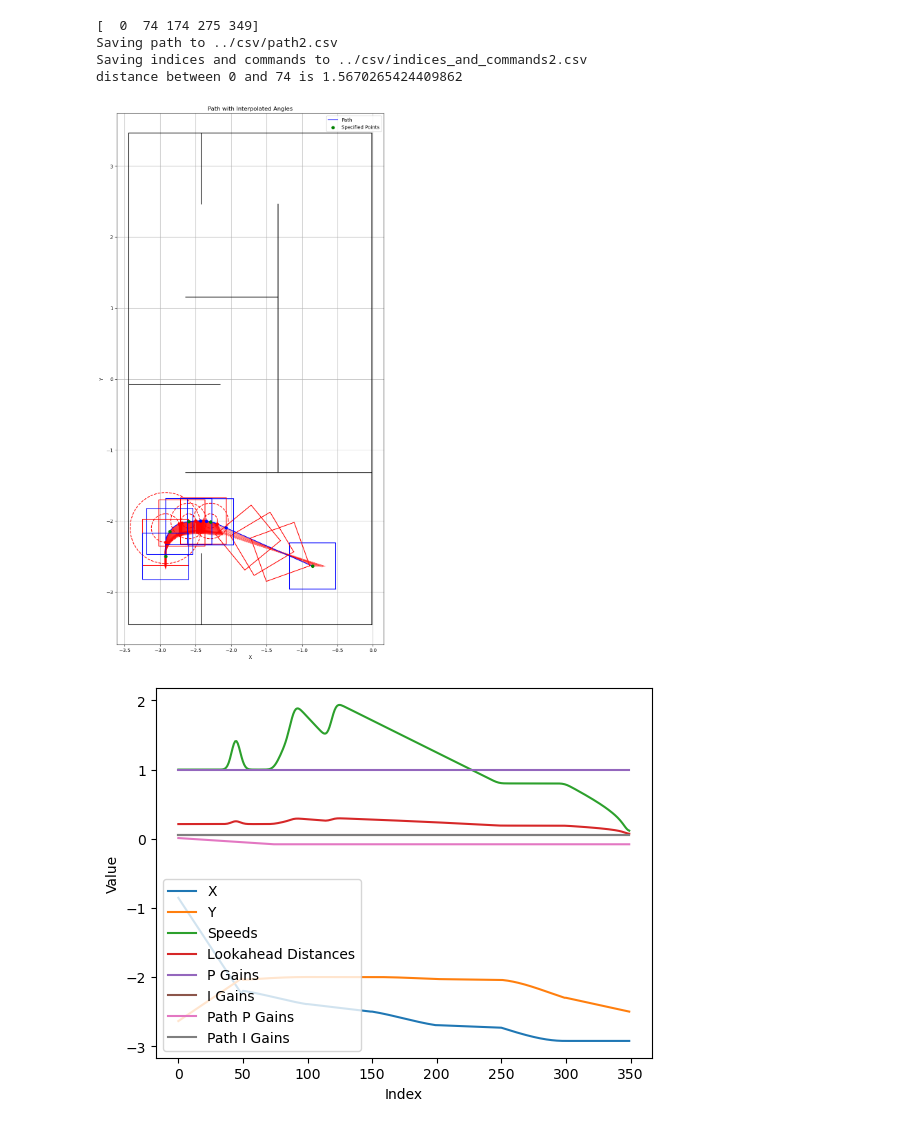
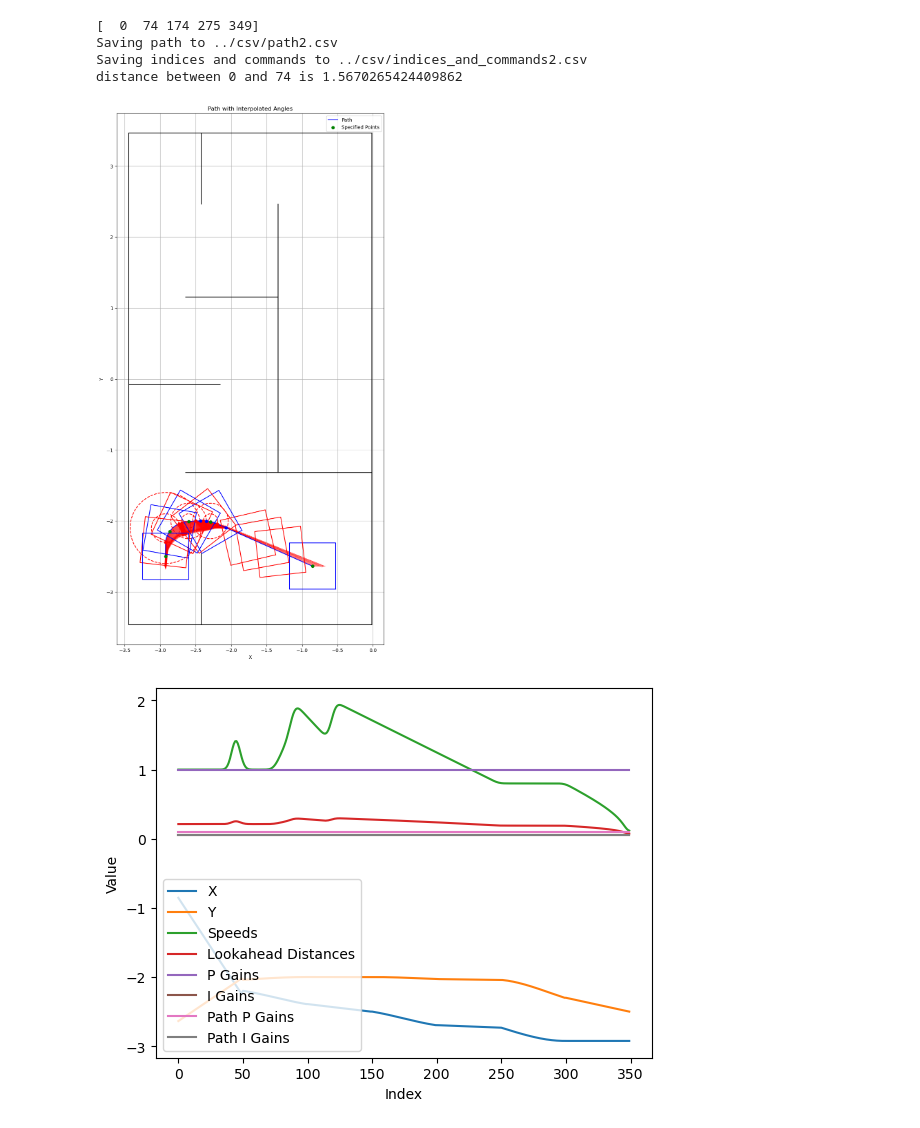
Before and after one commit to NeyagawaRobocons/chassis_haru_robo2024, a Jupyter notebook: pure_pursuit/pure_pursuit/path_generator.ipynb, the cells around one changed output. Drawn from its saved outputs; the diff is of its cells as text; code cells hidden in the pictures.

```diff
--- a/pure_pursuit/pure_pursuit/path_generator.ipynb
+++ b/pure_pursuit/pure_pursuit/path_generator.ipynb
@@ -52,9 +52,9 @@ num_points = 5
 poses = np.zeros((num_points, 9))
 poses[:,:3] = np.array([ # x, y, yaw[deg]
     [0.854, -2.637, 90.0],
-    [2.291, -2, 180.0],
-    [2.6, -2, 180.0],
-    [2.924, -2.1, 180.0],
+    [2.291, -2, 120.0],
+    [2.6, -2, 150.0],
+    [2.924, -2.1, 170.0],
     [2.924, -2.5, 180.0]
 ])
 poses[:,3] = np.array([0.05, 0.1, 0.1, 0.2, 0.1]) # radius
@@ -66,35 +66,35 @@ poses[:,0] = -poses[:,0]
 poses[:,2] = -poses[:,2]
 poses[:,2] = np.pi * poses[:,2] / 180.0 # yaw[rad]
 
 commands = np.array([ # daiza_state, hina_state, bonbori_state
     [0, 0, False],
     [0, 0, False],
     [0, 0, False],
     [0, 0, False],
     [9, 0, False],
 ])
 
 generate_and_save_path(
         poses,
         commands,
         max_lookahead_distance=0.3, # 先行距離[m]
         max_speed=2.0, # 速度[m/s]
         distance_threshold=0.1, # 距離のしきい値[m]
         angle_threshold=0.05, # 角度のしきい値[rad]
         path_p_gain=0.1,
         path_p_magnification=10.0,
         path_i_gain=0.05,
         resolution=50,
         path_number=2,
         # field_side='right'
     )
 # %% [output]
 [  0  74 174 275 349]
 Saving path to ../csv/path2.csv
 Saving indices and commands to ../csv/indices_and_commands2.csv
 distance between 0 and 74 is 1.5670265424409862
-[figure, old version]
+[figure, new version]
-[figure, old version]
+[figure, new version]
 # %%
 # hina collect
 num_points = 9
```
Also changed, not shown: parts of 4 cells of this notebook, 8 other files.
